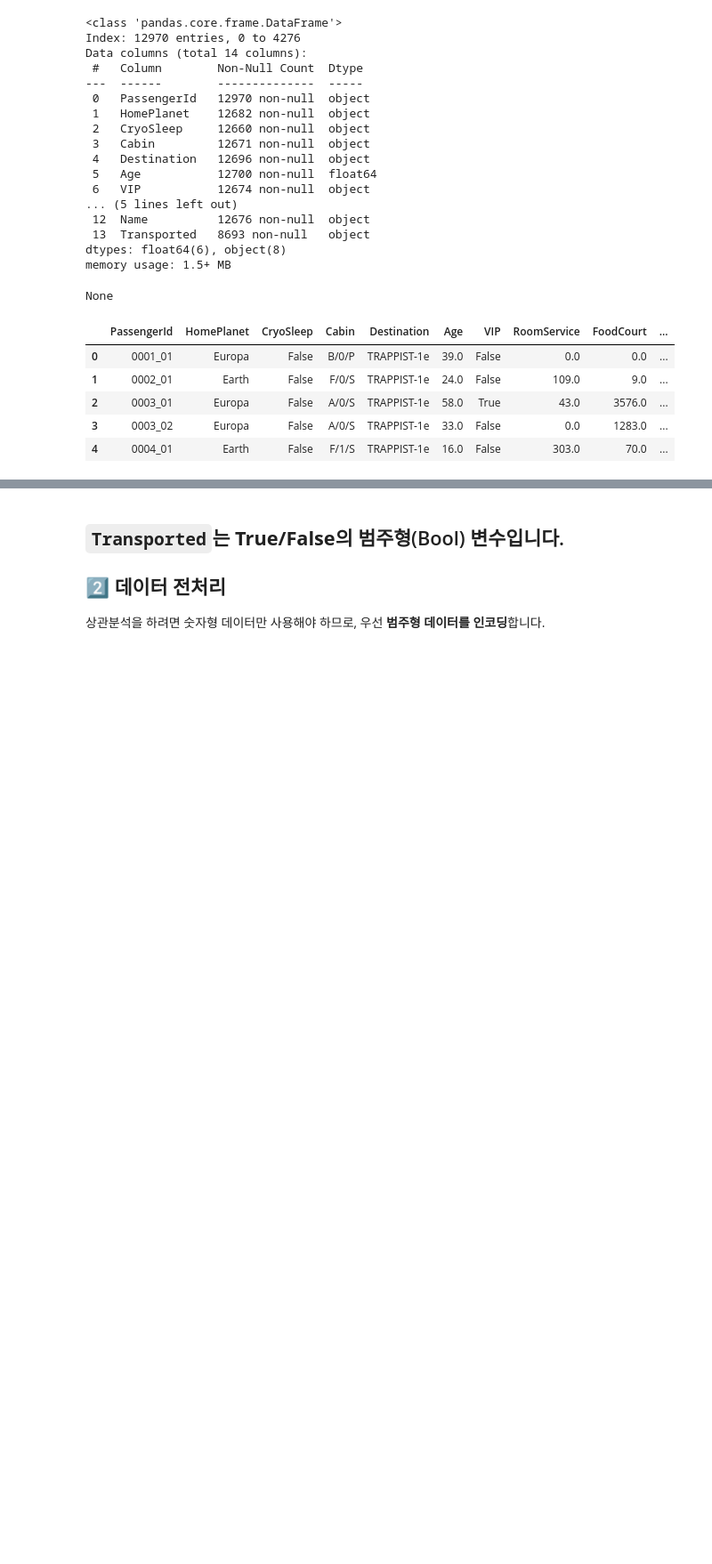
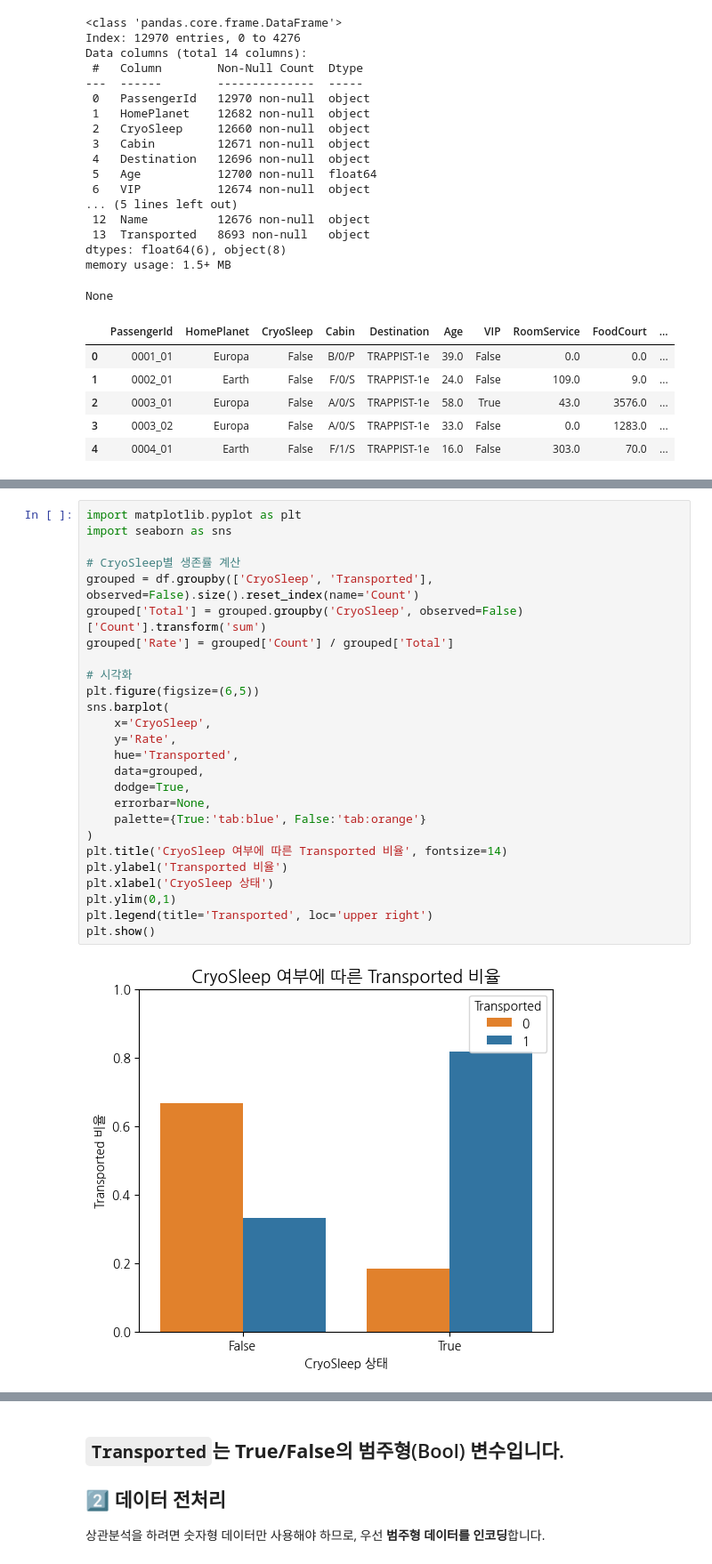
Before and after one commit to nttkor/codyssey, a Jupyter notebook: proj2/c4q1_ex.ipynb, the cells around one changed output, grey strips where cells are left out. Shown at 89% size. Saved outputs shown, nothing was run; the diff lists cells and outputs as text; blank space fills up the shorter version.

```diff
--- a/proj2/c4q1_ex.ipynb
+++ b/proj2/c4q1_ex.ipynb
@@ -125,0 +347,28 @@ None
+# %%
+import matplotlib.pyplot as plt
+import seaborn as sns
+
+# CryoSleep별 생존률 계산
+grouped = df.groupby(['CryoSleep', 'Transported'], observed=False).size().reset_index(name='Count')
+grouped['Total'] = grouped.groupby('CryoSleep', observed=False)['Count'].transform('sum')
+grouped['Rate'] = grouped['Count'] / grouped['Total']
+
+# 시각화
+plt.figure(figsize=(6,5))
+sns.barplot(
+    x='CryoSleep',
+    y='Rate',
+    hue='Transported',
+    data=grouped,
+    dodge=True,
+    errorbar=None,
+    palette={True:'tab:blue', False:'tab:orange'}
+)
+plt.title('CryoSleep 여부에 따른 Transported 비율', fontsize=14)
+plt.ylabel('Transported 비율')
+plt.xlabel('CryoSleep 상태')
+plt.ylim(0,1)
+plt.legend(title='Transported', loc='upper right')
+plt.show()
+# %% [output]
+[figure, added]
```
Also changed, not shown: parts of 36 cells of this notebook.
